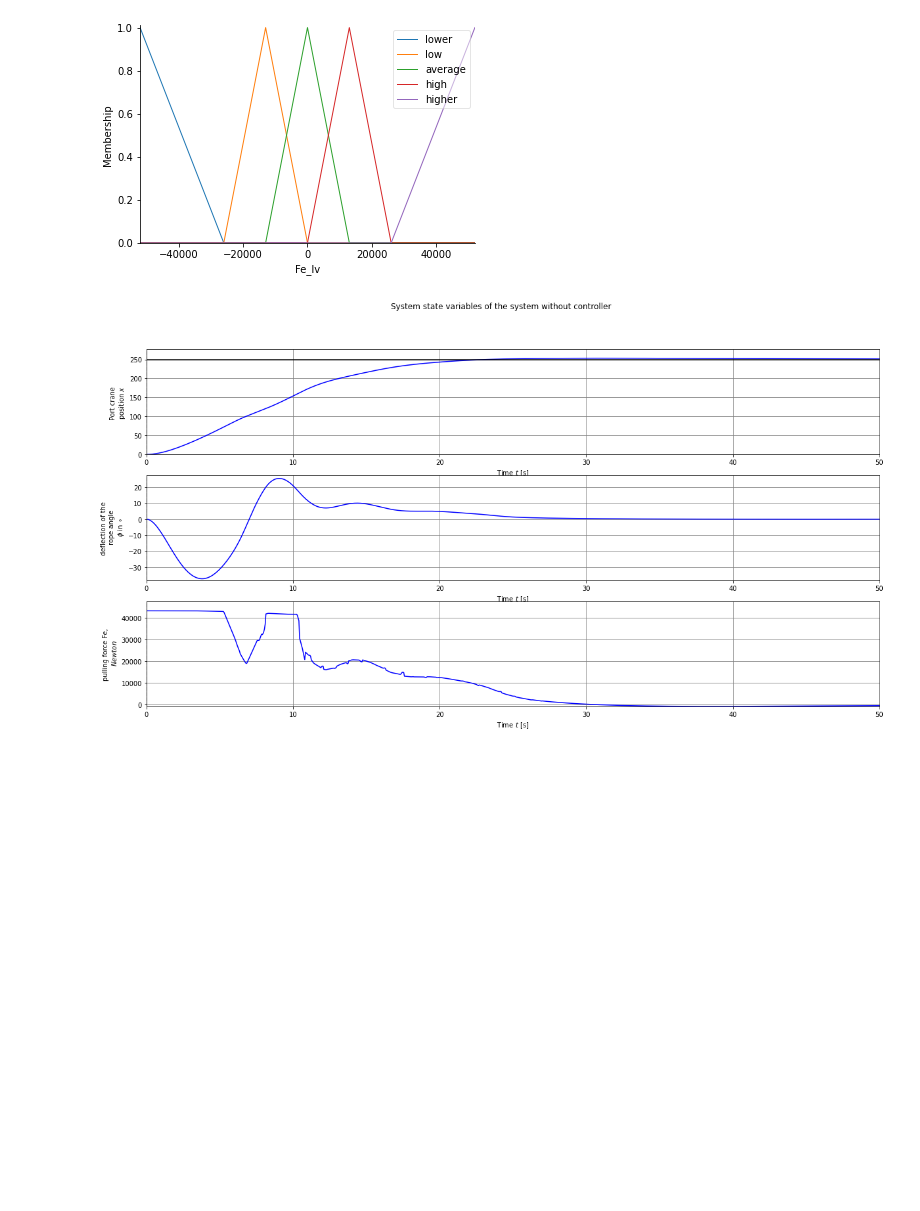
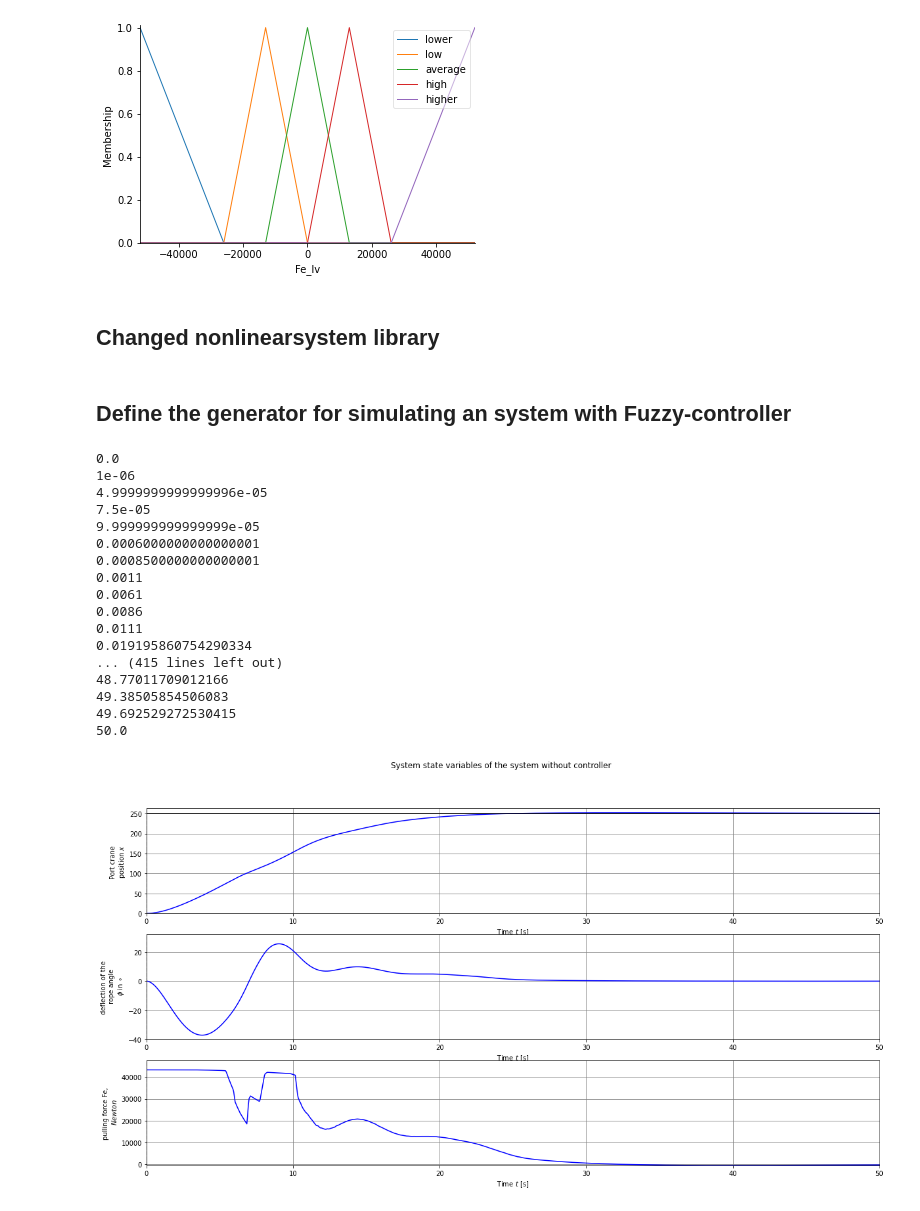
Before and after one commit to dvogureckiy99/Fuzzy, a Jupyter notebook: lab3.ipynb, the cells around one changed output. Drawn from its saved outputs; the diff is of its cells as text; code cells hidden in the pictures; blank space fills up the shorter version.

Commit message:
added auto expression and changed method for ODE solving to RK23, max step equals 1e3*dt

```diff
--- a/lab3.ipynb
+++ b/lab3.ipynb
@@ -350,6 +385,7 @@ sys_object = ct.NonlinearIOSystem(port_crane_updfcn, port_crane_outfcn,
                    name='sys_object',params={})
+# %% [markdown]
+## Changed nonlinearsystem library
 # %%
-#nonlinearsystem
 
 def _rhs(self, t, x, u):
     xdot = self.updfcn(t, x, u, self._current_params) \
@@ -491,33 +527,33 @@ def _process_time_response(
       return (yout)
 
 def input_output_response(
-        sys, T, x_zad=0., X0=0, params={},
+        sys, T, x_zad=0., X0=0, params={'ddx': ddx, 'ddphi': ddphi},
         transpose=False, return_t_u_y=False, squeeze=None,Fuzzy_regulator=None,
         solve_ivp_kwargs={}, **kwargs):
   """Compute the output response of a system to a given input.'''
   """
 
-  # Set the default method to 'RK45'
   if solve_ivp_kwargs.get('method', None) is None:
-    solve_ivp_kwargs['method'] = 'RK45'
+    solve_ivp_kwargs['method'] = 'RK23'
 
   # Compute the time interval and number of steps
   T0, Tf = T[0], T[-1]
   n_steps = len(T)
-  dt=T[1]-T[0]
+  dt = T[1]-T[0]
   # Update the parameter values
   sys._update_params(params)
 
-  global U,Tnew
-  U=[]
-  Tnew=[]
-  def ufun(t,x):
+  global U, Tnew
+  U = []
+  Tnew = []
+  def ufun(t, x):
     global U,Tnew
-    Tnew=np.append(Tnew,t)
-    sys_sim.input['E'] = x_zad-x[0] #ошибка по координате
-    sys_sim.input['Phi_lv'] = x[2]  #ошибка по углу отклонения
+    print(t)
+    Tnew = np.append(Tnew, t)
+    sys_sim.input['E'] = x_zad-x[0] # ошибка по координате
+    sys_sim.input['Phi_lv'] = x[2]  # ошибка по углу отклонения
     sys_sim.compute()
-    U=np.append(U,sys_sim.output['Fe_lv'])
+    U = np.append(U, sys_sim.output['Fe_lv'])
     return [U[-1]]
 
 
@@ -529,18 +565,15 @@ def input_output_response(
     raise NameError("scipy.integrate.solve_ivp not found; "
                         "use SciPy 1.0 or greater")
   soln = sp.integrate.solve_ivp(
-      ivp_rhs, (T0, Tf), X0, t_eval=T,
-      vectorized=False, **solve_ivp_kwargs) #шаг расчёта переменный
+      ivp_rhs, (T0, Tf), X0, t_eval=T, max_step=dt*1e3,
+      vectorized=False, **solve_ivp_kwargs)
 
-  U=np.interp(T,Tnew,U)
+  U = np.interp(T, Tnew, U)
 
   if sys.ninputs is None or sys.ninputs == 1:
       legal_shapes = [(n_steps,), (1, n_steps)]
   else:
       legal_shapes = [(sys.ninputs, n_steps)]
-
-  #U = _check_convert_array(U, legal_shapes,
-  #                        'Parameter ``U``: ', squeeze=False)
 
   # Compute the output associated with the state (and use sys.out to
   # figure out the number of outputs just in case it wasn't specified)
@@ -552,32 +585,49 @@ def input_output_response(
 
   return _process_time_response(sys, T, y, soln.y,U, transpose=transpose,
                                   return_t_u_y=return_t_u_y, squeeze=squeeze)
+# %% [markdown]
+## Define the generator for simulating an system with Fuzzy-controller
 # %%
-# Define the generator for simulating an system with Fuzzy-controller
-
 # Define the time and i02nkput vectors
 time_start_force=0
 T_N=int(1e3+1) #points for simulation
 time_interval_stop = 50 # length of time interval in sec
 time_application_of_force = 10
 
 T = np.linspace(0, time_interval_stop, (T_N))
 N_time_start_force = math.ceil((time_start_force/time_interval_stop)*(T_N))
 
 N_time_application_of_force = math.ceil((time_application_of_force/time_interval_stop)*(T_N))
 
 sys_initial_state = np.array([[0],[0],[0],[0]])
 (tout, u, sys_state) = input_output_response(sys_object, T, x_zad,  sys_initial_state[0:4,0],
-                                  params={},Fuzzy_regulator=sys_sim,return_t_u_y=True)
-#create graphics
+                                  params={'ddx': ddx, 'ddphi': ddphi}, Fuzzy_regulator=sys_sim, return_t_u_y=True)
+# create graphics
 figsize=(20,10)
 plt.figure(figsize=figsize)
 subplots = system_dynamic_plot(sys_object, tout, sys_state, u=u ,x_ref=x_zad,
          t_start_input=time_start_force, linetype='-b',fig_size=figsize)
 
 # Add title and legend
 plt.suptitle('System state variables of the system without controller')
 import matplotlib.lines as mlines
 pi_line = mlines.Line2D([], [], color='blue', linestyle='-', label='without controller')
 # %% [output]
+0.0
+1e-06
+4.9999999999999996e-05
+7.5e-05
+9.999999999999999e-05
+0.0006000000000000001
+0.0008500000000000001
+0.0011
+0.0061
+0.0086
+0.0111
+0.019195860754290334
+... (415 lines left out)
+48.77011709012166
+49.38505854506083
+49.692529272530415
+50.0
-[figure, old version]
+[figure, new version]
```
Also changed, not shown: parts of 27 cells of this notebook.
